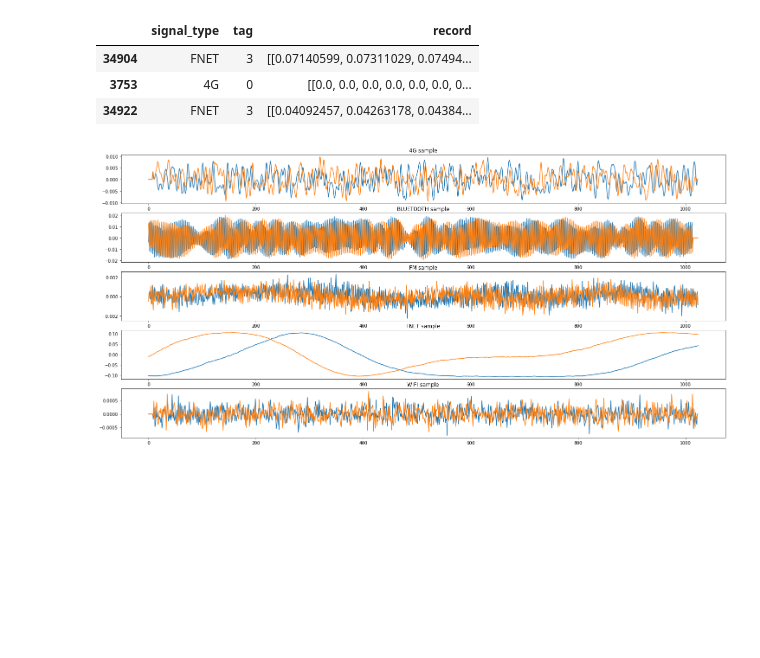
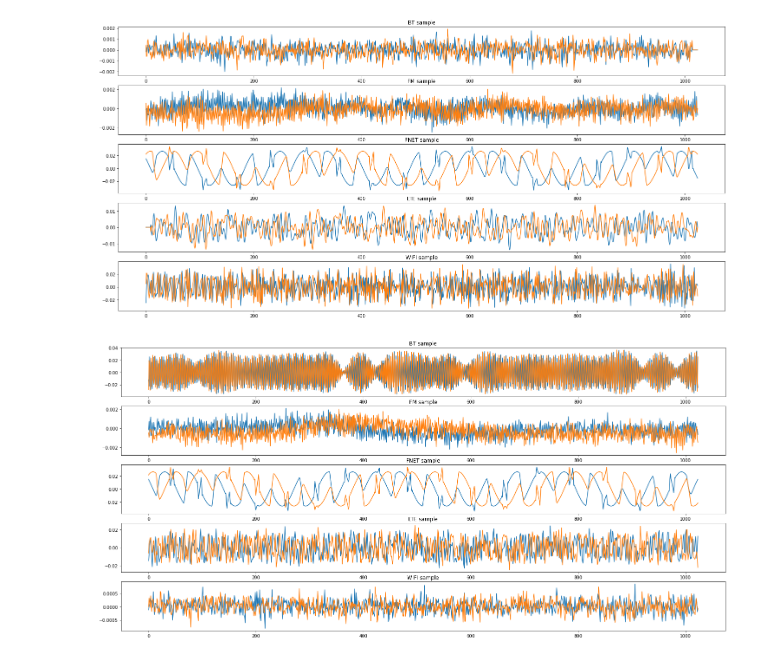
Before and after one commit to yakisoap-bar/internship-stuff, a Jupyter notebook: SA_resnet.ipynb, the cells around one changed output. Drawn from its saved outputs; the diff is of its cells as text; code cells hidden in the pictures; blank space fills up the shorter version.

```diff
--- a/SA_resnet.ipynb
+++ b/SA_resnet.ipynb
@@ -48,24 +58,30 @@ assert (len(dataset_paths) == len(ds_order)), 'Length of dataset_paths and ds_or
 specs = []
 datasets = []
 
-for path in dataset_paths:
-    path = store_path + path
-    print(f'loading {path}...', end=' ')
+for dataset_paths in [train_ds_paths, val_ds_paths]:
+    temp_ds = []
+    temp_specs = []
 
-    # load dataset details
-    df_spec = pd.read_csv(path, nrows=10, header=None, index_col=0, names=['info'])
-    df_spec = df_spec.drop(['Version', 'DateTime', 'TimestampOffset', 'TriggerPosition', 'FastFrameID', 'IDInFastFrame', 'TotalInFastFrame'], axis=0).astype('int')
+    for path in dataset_paths:
+        print(f'loading {path}...', end=' ')
 
-    specs.append(df_spec)
+        # load dataset details
+        df_spec = pd.read_csv(path, nrows=10, header=None, index_col=0, names=['info'])
+        df_spec = df_spec.drop(['Version', 'DateTime', 'TimestampOffset', 'TriggerPosition', 'FastFrameID', 'IDInFastFrame', 'TotalInFastFrame'], axis=0).astype('int')
 
-    # load data
-    df = pd.read_csv(path, skiprows=10, names=['I', 'Q'])
-    df = df.loc[~df['I'].isin(['TimestampOffset', 'TriggerPosition', 'FastFrameID', 'IDInFastFrame', 'TotalInFastFrame'])]
-    df['I'] = df['I'].astype('float')
+        temp_specs.append(df_spec)
 
-    print(f'loaded')
+        # load data, strip unnecessary bits out
+        df = pd.read_csv(path, skiprows=10, names=['I', 'Q'])
+        df = df.loc[~df['I'].isin(['TimestampOffset', 'TriggerPosition', 'FastFrameID', 'IDInFastFrame', 'TotalInFastFrame'])]
+        df['I'] = df['I'].astype('float')
 
-    datasets.append(df)
+        print(f'loaded')
+
+        temp_ds.append(df)
+
+    datasets.append(temp_ds)
+    specs.append(temp_specs)
 
 print('done.')
 # %% [output]
@@ -147,27 +184,33 @@ Test    500     1024
-# %%
-df_test.head(3)
-# %% [output]
-|  | signal_type | tag | record |
-| 34904 | FNET | 3 | [[0.07140599, 0.07311029, 0.07494... |
-| 3753 | 4G | 0 | [[0.0, 0.0, 0.0, 0.0, 0.0, 0.0, 0... |
-| 34922 | FNET | 3 | [[0.04092457, 0.04263178, 0.04384... |
 # %%
 # plot some sample signals
 fig1 = plt.figure(1, figsize=(25, 12))
+fig2 = plt.figure(2, figsize=(25, 12))
 
 for i, key in enumerate(list(signal_tags.keys())):
+    # training data
     ip, qd = df_train[df_train['signal_type'] == key]['record'].sample().iloc[0]
 
     ax = fig1.add_subplot(5, 1, i+1)
 
     ax.plot(ip)
     ax.plot(qd)
 
     ax.set_title(f'{key} sample')
 
+    # validation data
+    ip, qd = df_test[df_test['signal_type'] == key]['record'].sample().iloc[0]
+
+    ax = fig2.add_subplot(5, 1, i+1)
+
+    ax.plot(ip)
+    ax.plot(qd)
+
+    ax.set_title(f'{key} sample')
+
 plt.show()
 # %% [output]
-[figure, old version]
+[figure, new version]
+[figure, added]
 # %%
 # define one hot encode function
 def one_hot(arr, n_cat):
```
Also changed, not shown: parts of 10 cells of this notebook, 1 other file.
